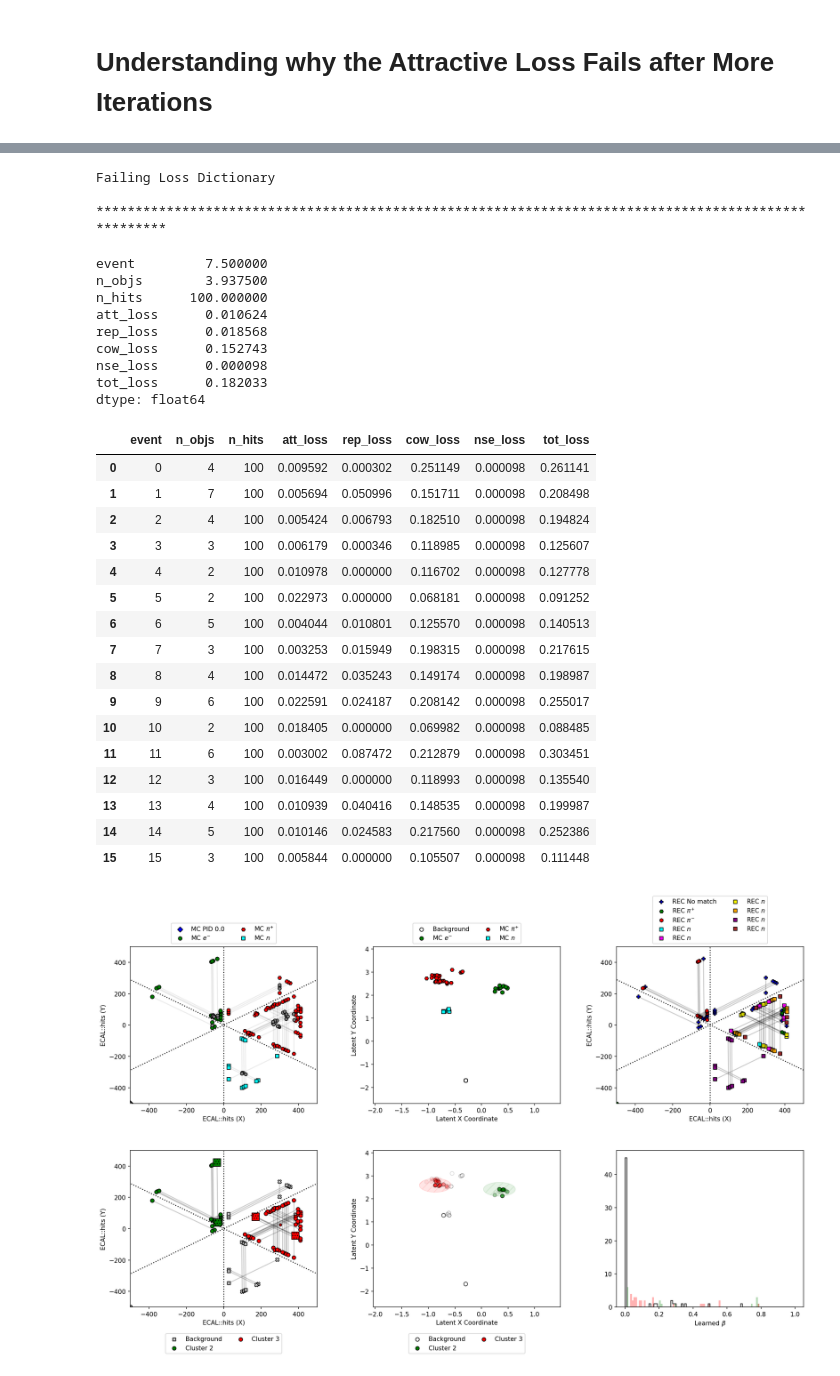
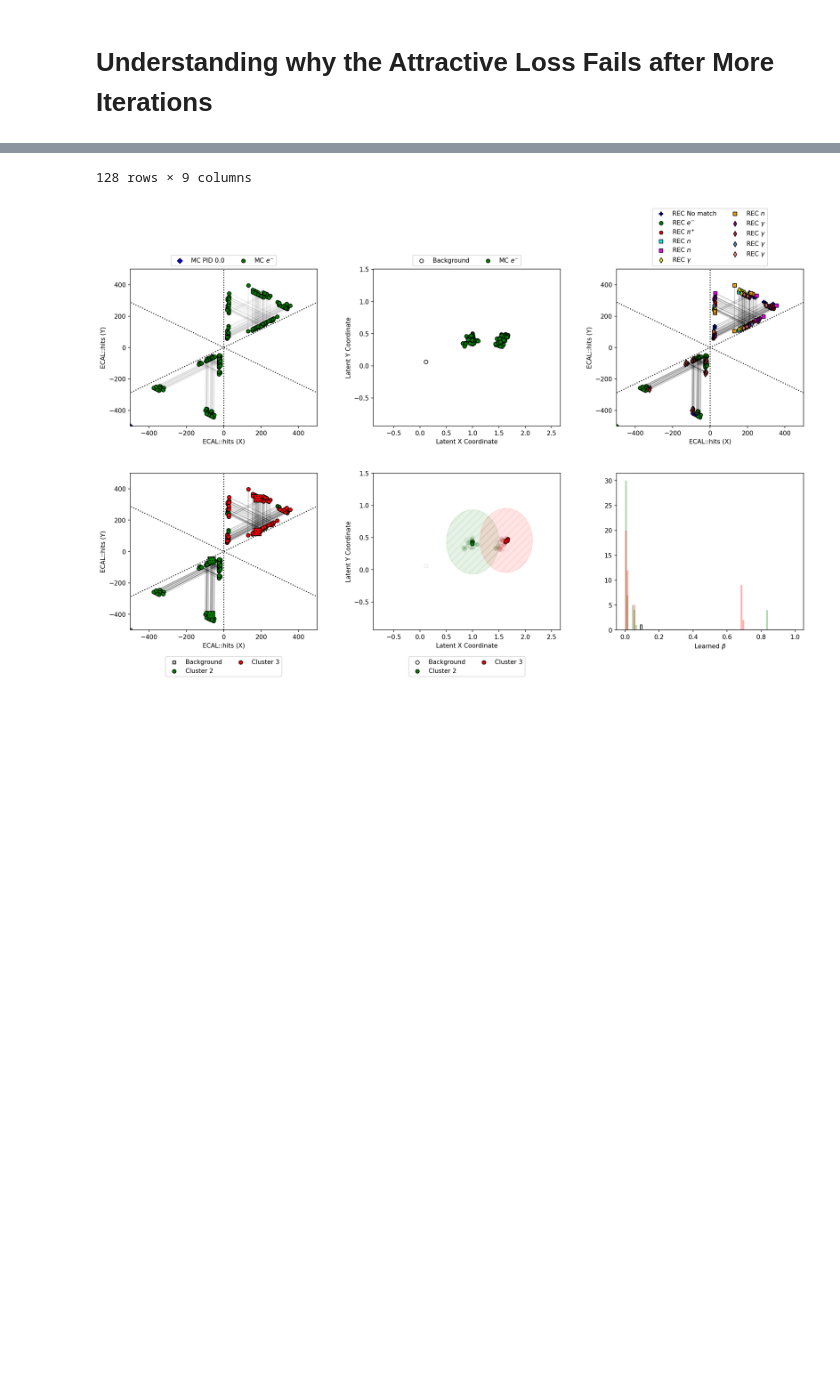
Before and after one commit to Gregtom3/neutneut, a Jupyter notebook: analysis/neutron_ml/test_v4_oc.ipynb, the cells around one changed output, grey strips where cells are left out. Cells and saved outputs as stored; diff of their text form; code cells hidden in the pictures; blank space fills up the shorter version.

Commit message:
Correct event loss calculation

```diff
--- a/analysis/neutron_ml/test_v4_oc.ipynb
+++ b/analysis/neutron_ml/test_v4_oc.ipynb
@@ -154,15 +174,16 @@ Number of Parameters: 22399
 # %%
 # Train the model
-history = model.fit(train_data,
+history = model.fit(train_X,
+                    train_y,
                     batch_size=batch_size,
                     epochs=N_epochs,
                     shuffle=False,
                     #validation_data=test_data,
                     callbacks=[#early_stopping_callback,
                                clr_callback,
-                               ecal_train_plot_callback,
+                               #ecal_train_plot_callback,
                                #ecal_test_plot_callback,
-                               #loss_plot_callback,
-                               #checkpoint_callback
+                               loss_plot_callback,
+                               checkpoint_callback
                     ])
 # %% [output]
@@ -219,8 +208,8 @@ GIF saved at: ./out/10_04_2024_0003/training.slow_ev0_train.gif
 # %% [markdown]
 # Understanding why the Attractive Loss Fails after More Iterations
 # %%
-working_epoch = 30
-failing_epoch = 30
+working_epoch = "10"
+
 # 09_26_2024 Model 13 was run for a while originally
 # 09_26_2024 Model 19 was run with the SUM OVER BATCH SIZE flag in the loss (bad-->100, good-->98ish)
 def accumulate_batches(dataset, Nevents, batch_size=128):
@@ -245,14 +234,19 @@ def accumulate_batches(dataset, Nevents, batch_size=128):
     return np.concatenate(accumulated_data, axis=0)
 
 def get_eval(epoch, tB=0.7, tD=0.3, Nevents=128, batch_size=128, version="train"):
+    #model_load_path = "./out/10_09_2024_0045/checkpoints/epoch_499.keras"
+
     model_load_path = f"{outdir}/checkpoints/epoch_{epoch}.keras"
+    model_load_path = f"./out/10_09_2024_0066/checkpoints/epoch_49.keras"
     # Load the model
     model = tf.keras.models.load_model(model_load_path, custom_objects={
         'CustomLoss': CustomLoss,
         'AttractiveLossMetric': AttractiveLossMetric,
         'RepulsiveLossMetric': RepulsiveLossMetric,
         'CowardLossMetric': CowardLossMetric,
-        'NoiseLossMetric': NoiseLossMetric
+        'NoiseLossMetric': NoiseLossMetric,
+        'LpLossMetric': LpLossMetric,
+        'clip_out_beta': clip_out_beta
     })
 
     # Choose between training and testing datasets
@@ -264,14 +258,19 @@ def get_eval(epoch, tB=0.7, tD=0.3, Nevents=128, batch_size=128, version="train"
         ecal_x = accumulate_batches(test_X, Nevents, batch_size)
         ecal_y = accumulate_batches(test_y, Nevents, batch_size)
         ecal_misc = accumulate_batches(test_misc, Nevents, batch_size)
+    try:
     #evaluator = Evaluator('../../projects/flightb741.09.24.2024.20.53/training/clasdispr.00.e10.600.emn0.75tmn.09.xs68.34nb.dis.0000.h5', Nevents=10)
-    evaluator = Evaluator(X=ecal_x,y=ecal_y,misc=ecal_misc)
-    evaluator.load_model(model)
-    evaluator.predict()
-    evaluator.cluster(0.7,0.3)
+        evaluator = Evaluator(X=ecal_x,y=ecal_y,misc=ecal_misc)
+        evaluator.load_model(model)
+        evaluator.predict()
+        evaluator.cluster(0.5,0.5)
+    except:
+        evaluator = Evaluator(h5file,Nevents=batch_size)
+        evaluator.load_model(model)
+        evaluator.predict()
+        evaluator.cluster(0.5,0.5)
     return evaluator
 
 
 working_eval = get_eval(working_epoch, Nevents=batch_size, batch_size=batch_size)
-failing_eval = get_eval(failing_epoch, Nevents=batch_size, batch_size=batch_size)
 # %% [output]
@@ -280,20 +294,14 @@ failing_eval = get_eval(failing_epoch, Nevents=batch_size, batch_size=batch_size
 # %%
 def plot(evaluator, ev):
     df = evaluator.get_event_dataframe(ev)
-    #df = df[df.mc_pid==11]
     plotter = ModelEcalPlotter(df,use_clas_calo_scale=True)
     plotter.plot_all(tD=evaluator.tD)
 
 
 print("Working Loss Dictionary\n", "*" * 100)
-working_loss_df = working_eval.get_loss_df()
+working_loss_df = working_eval.get_loss_df(q_min=q_min,alpha_p=alpha_p)
 display(working_loss_df.mean(), working_loss_df)
-plot(working_eval, 0)
-
-print("Failing Loss Dictionary\n", "*" * 100)
-failing_loss_df = failing_eval.get_loss_df()
-display(failing_loss_df.mean(), failing_loss_df)
-plot(failing_eval, 1)
+plot(working_eval, 120)
 # %% [output]
 Working Loss Dictionary
  ****************************************************************************************************
@@ -326,29 +330,2 @@ dtype: float64
-Failing Loss Dictionary
- ****************************************************************************************************
+128 rows × 9 columns
-event         7.500000
-n_objs        3.937500
-n_hits      100.000000
-att_loss      0.010624
-rep_loss      0.018568
-cow_loss      0.152743
-nse_loss      0.000098
-tot_loss      0.182033
-dtype: float64
-|  | event | n_objs | n_hits | att_loss | rep_loss | cow_loss | nse_loss | tot_loss |
-| 0 | 0 | 4 | 100 | 0.009592 | 0.000302 | 0.251149 | 0.000098 | 0.261141 |
-| 1 | 1 | 7 | 100 | 0.005694 | 0.050996 | 0.151711 | 0.000098 | 0.208498 |
-| 2 | 2 | 4 | 100 | 0.005424 | 0.006793 | 0.182510 | 0.000098 | 0.194824 |
-| 3 | 3 | 3 | 100 | 0.006179 | 0.000346 | 0.118985 | 0.000098 | 0.125607 |
-| 4 | 4 | 2 | 100 | 0.010978 | 0.000000 | 0.116702 | 0.000098 | 0.127778 |
-| 5 | 5 | 2 | 100 | 0.022973 | 0.000000 | 0.068181 | 0.000098 | 0.091252 |
-| 6 | 6 | 5 | 100 | 0.004044 | 0.010801 | 0.125570 | 0.000098 | 0.140513 |
-| 7 | 7 | 3 | 100 | 0.003253 | 0.015949 | 0.198315 | 0.000098 | 0.217615 |
-| 8 | 8 | 4 | 100 | 0.014472 | 0.035243 | 0.149174 | 0.000098 | 0.198987 |
-| 9 | 9 | 6 | 100 | 0.022591 | 0.024187 | 0.208142 | 0.000098 | 0.255017 |
-| 10 | 10 | 2 | 100 | 0.018405 | 0.000000 | 0.069982 | 0.000098 | 0.088485 |
-| 11 | 11 | 6 | 100 | 0.003002 | 0.087472 | 0.212879 | 0.000098 | 0.303451 |
-| 12 | 12 | 3 | 100 | 0.016449 | 0.000000 | 0.118993 | 0.000098 | 0.135540 |
-| 13 | 13 | 4 | 100 | 0.010939 | 0.040416 | 0.148535 | 0.000098 | 0.199987 |
-| 14 | 14 | 5 | 100 | 0.010146 | 0.024583 | 0.217560 | 0.000098 | 0.252386 |
-| 15 | 15 | 3 | 100 | 0.005844 | 0.000000 | 0.105507 | 0.000098 | 0.111448 |
-[figure, old version]
+[figure, new version]
```
Also changed, not shown: parts of 34 cells of this notebook.
